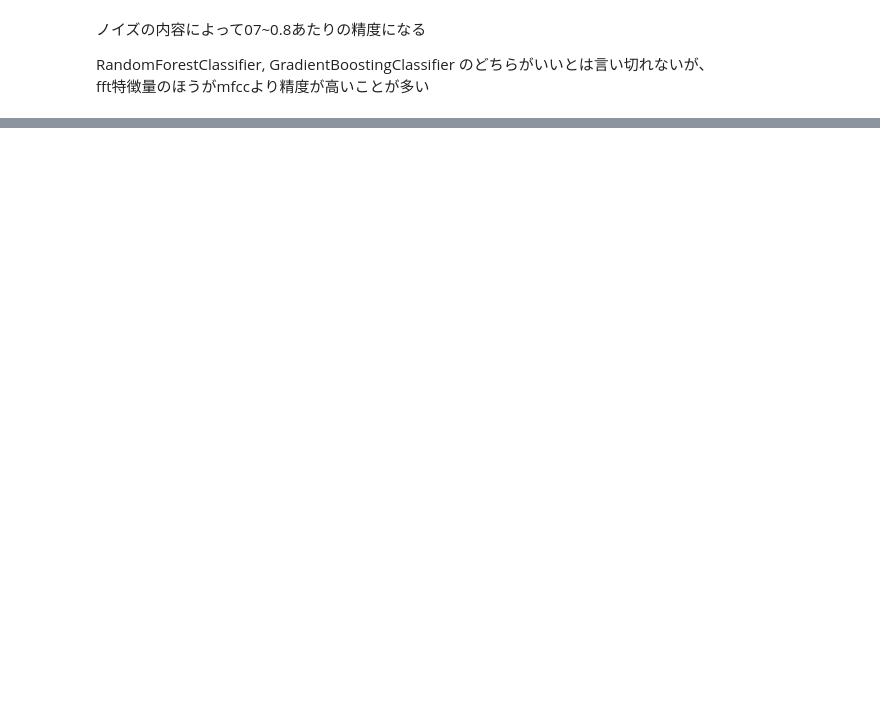
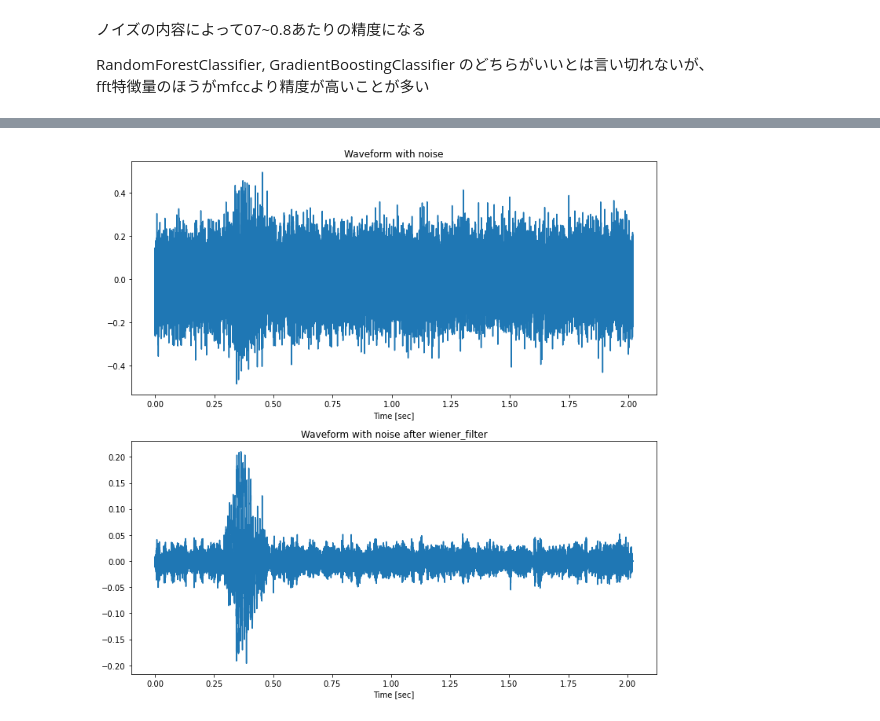
Before and after one commit to sadahry/notebooks, a Jupyter notebook: signal_processing/yes_no_detection.ipynb, the cells around one changed output, grey strips where cells are left out. Drawn from its saved outputs; the diff is of its cells as text; code cells hidden in the pictures; blank space fills up the shorter version.

Commit message:
add filter

```diff
--- a/signal_processing/yes_no_detection.ipynb
+++ b/signal_processing/yes_no_detection.ipynb
@@ -727,0 +768,18 @@ fft特徴量のほうがmfccより精度が高いことが多い
+# %%
+waveform = X_noise[0]
+
+fig, axes = plt.subplots(2, figsize=(12, 12))
+
+t = np.arange(0, waveform.shape[0]/samplerate, 1/samplerate)
+axes[0].plot(t, waveform)
+axes[0].set_title('Waveform with noise')
+axes[0].set_xlabel('Time [sec]')
+
+t, processed_waveform = wiener_filter(waveform)
+axes[1].plot(t, processed_waveform)
+axes[1].set_title('Waveform with noise after wiener_filter')
+axes[1].set_xlabel('Time [sec]')
+
+plt.show()
+# %% [output]
+[figure, added]
```
Also changed, not shown: parts of 16 cells of this notebook.
